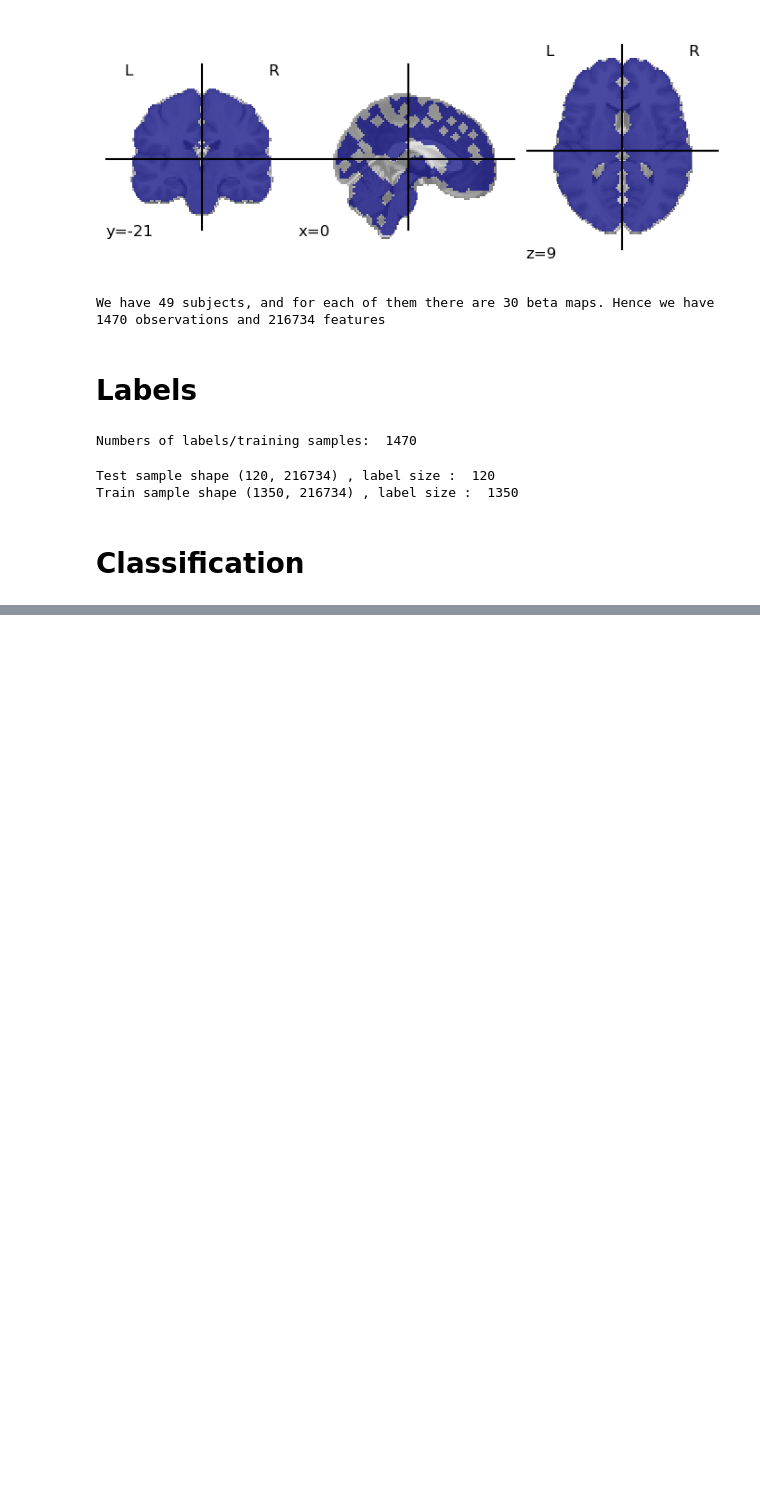
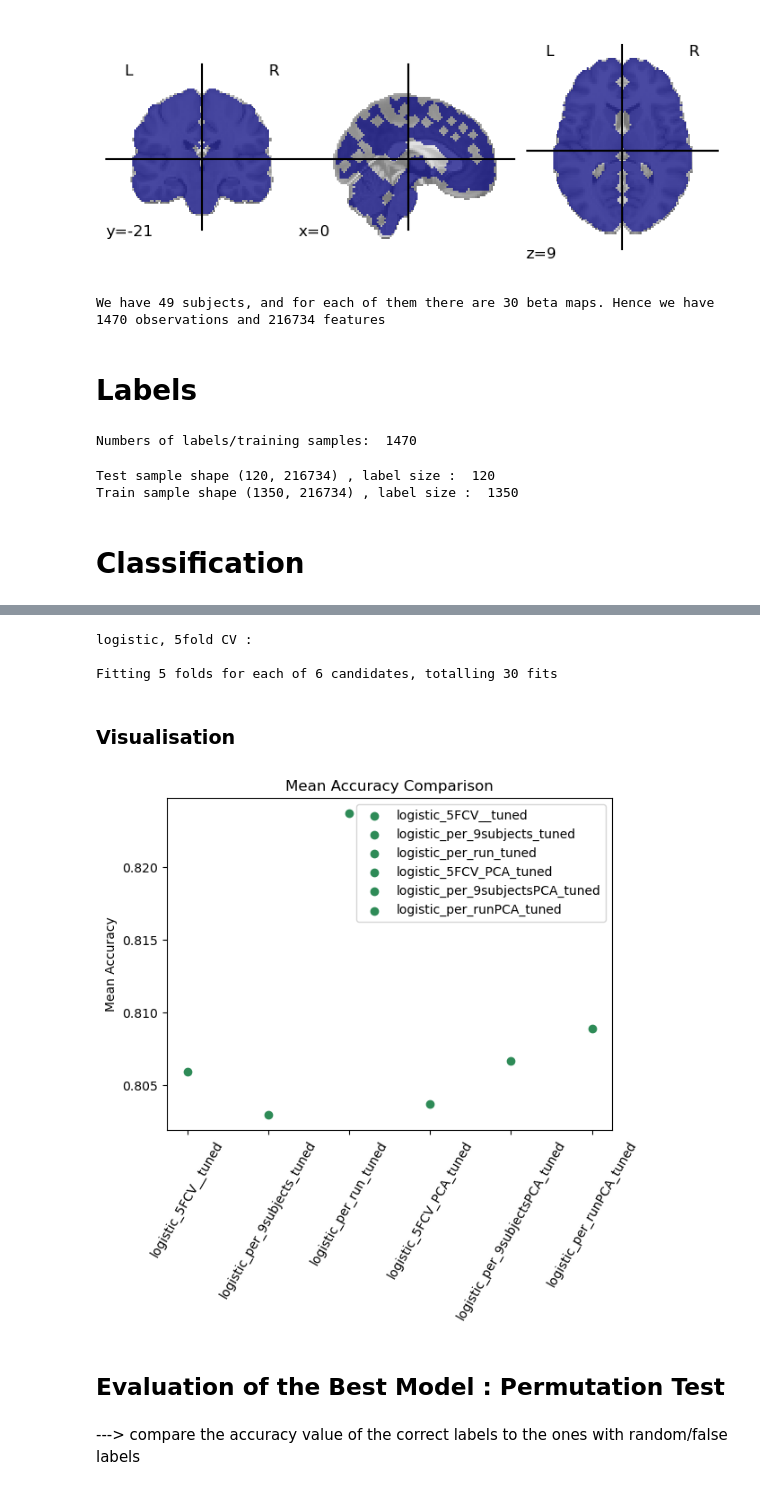
Before and after one commit to Alicia-max/MVPA_fMRI-Analysis, a Jupyter notebook: Basic_MVPA.ipynb, the cells around one changed output, grey strips where cells are left out. Saved outputs shown, nothing was run; the diff lists cells and outputs as text; code cells hidden in the pictures; blank space fills up the shorter version.

```diff
--- a/Basic_MVPA.ipynb
+++ b/Basic_MVPA.ipynb
@@ -251,0 +217,5 @@ for name, clf in classifiers.items():
+# %%
+logic_score={}
+gid_logistic = {'logistic__C' : [1e-5,1e-4, 1e-3, 1e-2, 1e-1, 1]}
+pipe = Pipeline([('scale', StandardScaler()), ('logistic', LogisticRegression(multi_class="multinomial",max_iter=50))])
+tuned_run(pipe, gid_logistic,chunks_CV, train_samples, train_labels, '_tuned', logic_score, 'logistic')
@@ -251,0 +240,26 @@ for name, clf in classifiers.items():
+# %%
+logic_score={}
+gid_logistic = {'logistic__C' : [1e-5,1e-4, 1e-3, 1e-2, 1e-1, 1]}
+pipe = Pipeline([('scale', StandardScaler()),('pca',PCA(n_components=150)), ('logistic', LogisticRegression(multi_class="multinomial", max_iter=50))])
+tuned_run(pipe, gid_logistic,chunks_CV, train_samples, train_labels, 'PCA_tuned', logic_score, 'logistic')
+# %% [output]
+logistic, 5fold CV :
+
+Fitting 5 folds for each of 6 candidates, totalling 30 fits
+# %% [markdown]
+### Visualisation
+# %%
+for key,mean in logic_score.items():
+    plt.scatter(key,mean,color='seagreen')
+
+plt.legend(logic_score.keys())
+plt.xticks(rotation=60)
+plt.title('Mean Accuracy Comparison')
+plt.ylabel('Mean Accuracy')
+plt.show()
+# %% [output]
+[figure, added]
+# %% [markdown]
+## Evaluation of the Best Model : Permutation Test
+# %% [markdown]
+---> compare the accuracy value of the correct labels to the ones with random/false labels
```
Also changed, not shown: parts of 42 cells of this notebook, 1 other file.
